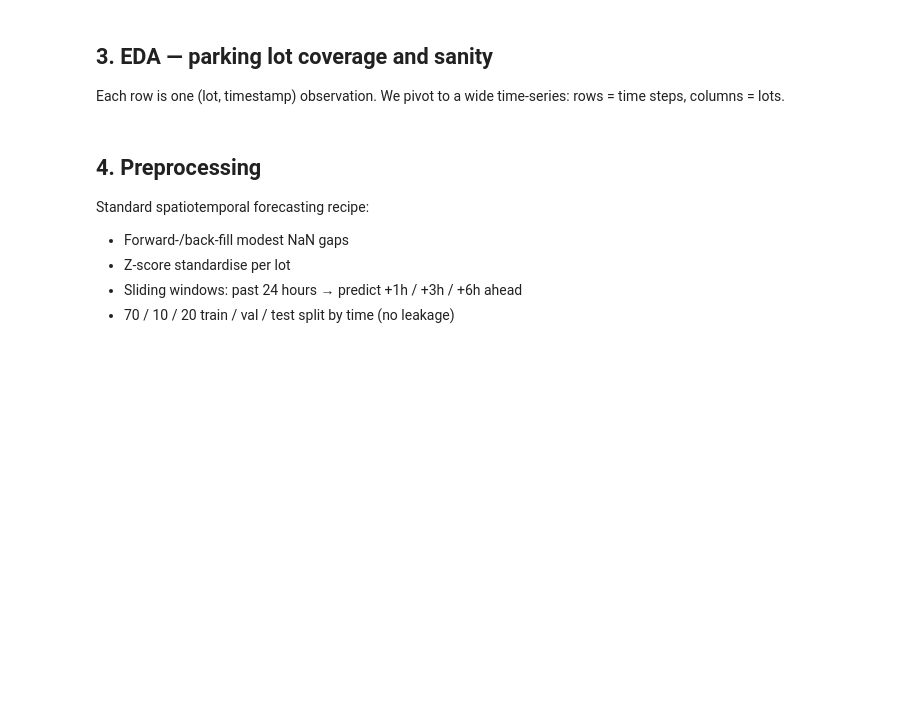
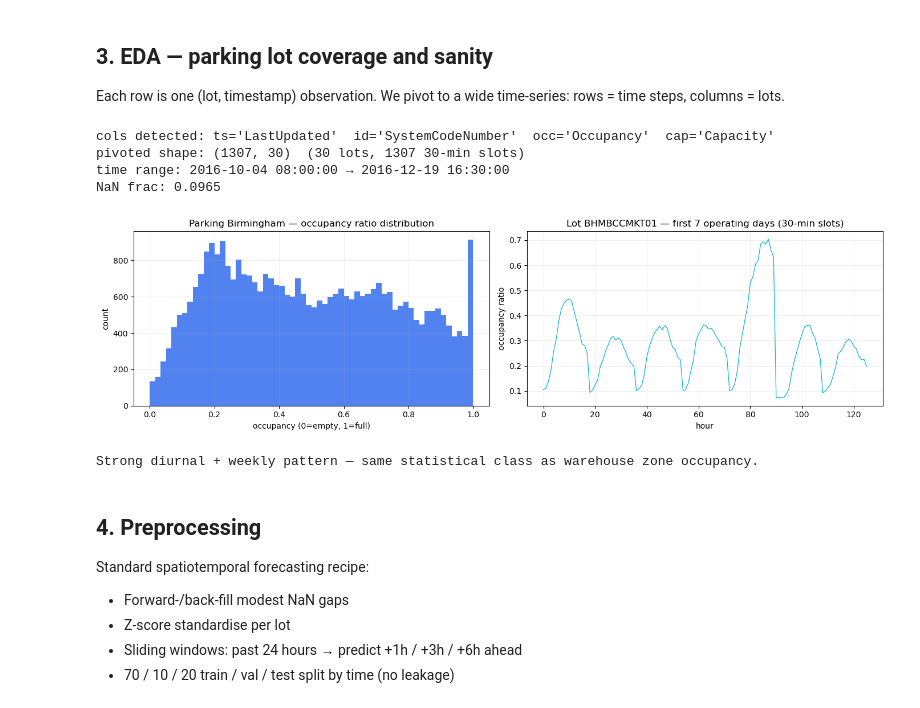
Before and after one commit to Ayalem/logivision_v2, a Jupyter notebook: ml/notebooks/05_congestion_lstm.ipynb, the cells around one changed output. Drawn from its saved outputs; the diff is of its cells as text; code cells hidden in the pictures; blank space fills up the shorter version.

```diff
--- a/ml/notebooks/05_congestion_lstm.ipynb
+++ b/ml/notebooks/05_congestion_lstm.ipynb
@@ -132,44 +143,59 @@ occ_col  = next(c for c in raw.columns if 'occupancy' in c.lower() and 'ratio' n
 cap_col  = next((c for c in raw.columns if 'capacity' in c.lower()), None)
 print(f'cols detected: ts={ts_col!r}  id={id_col!r}  occ={occ_col!r}  cap={cap_col!r}')
 
-raw[ts_col] = pd.to_datetime(raw[ts_col], infer_datetime_format=True)
+raw[ts_col] = pd.to_datetime(raw[ts_col])
 raw = raw.sort_values(ts_col)
 
 # Compute occupancy ratio (0-1) — bounded like zone occupancy %
 if cap_col:
     raw['occ_ratio'] = raw[occ_col] / raw[cap_col].replace(0, np.nan)
 else:
     # ratio column may already exist
     ratio_col = next((c for c in raw.columns if 'ratio' in c.lower()), occ_col)
     raw['occ_ratio'] = raw[ratio_col]
 
 raw['occ_ratio'] = raw['occ_ratio'].clip(0, 1)
 
-# Pivot: rows=time, cols=lots
-df = raw.pivot_table(index=ts_col, columns=id_col, values='occ_ratio', aggfunc='mean')
+# Round the slightly-irregular stamps (07:59, 08:32, ...) onto the 30-min
+# grid, then pivot: rows = observed 30-min slots, cols = lots.
+#
+# IMPORTANT: do NOT resample onto a continuous wall-clock grid. Birmingham
+# only records during car-park operating hours (~08:00-16:30, ~18 slots per
+# day); a continuous grid would be ~65% NaN, every lot would fail the
+# sparsity threshold below, and the dataset would collapse to 0 columns.
+# The standard treatment is to linearise the series over operating hours —
+# windows then span days seamlessly in "operating time". At deployment the
+# warehouse runs continuously, so its 30-min grid is unbroken anyway.
+raw['ts30'] = raw[ts_col].dt.round('30min')
+df = raw.pivot_table(index='ts30', columns=id_col, values='occ_ratio', aggfunc='mean')
 df = df.sort_index()
-print(f'pivoted shape: {df.shape}  ({df.shape[1]} lots, {df.shape[0]} time steps)')
+# Keep only slots where at least half the lots report (drops stray rows).
+df = df[df.notna().mean(axis=1) >= 0.5]
+print(f'pivoted shape: {df.shape}  ({df.shape[1]} lots, {df.shape[0]} 30-min slots)')
 print('time range:', df.index.min(), '→', df.index.max())
 print('NaN frac:', df.isna().mean().mean().round(4))
-
-# Resample to hourly (Birmingham is 30-min; hourly matches our HORIZONS label)
-df = df.resample('1H').mean()
-print(f'after hourly resample: {df.shape}')
 
 fig, axes = plt.subplots(1, 2, figsize=(14, 4))
 sample = df.values.flatten(); sample = sample[~np.isnan(sample)]
 axes[0].hist(sample, bins=60, color='#2563EB', alpha=0.8)
 axes[0].set_title('Parking Birmingham — occupancy ratio distribution')
 axes[0].set_xlabel('occupancy (0=empty, 1=full)'); axes[0].set_ylabel('count')
 axes[0].grid(alpha=0.2)
 
 col0 = df.columns[0]
-axes[1].plot(df[col0].iloc[:24*7].values, color='#06B6D4', linewidth=0.9)
-axes[1].set_title(f'Lot {col0} — first 7 days (hourly)')
+axes[1].plot(df[col0].iloc[:18*7].values, color='#06B6D4', linewidth=0.9)
+axes[1].set_title(f'Lot {col0} — first 7 operating days (30-min slots)')
 axes[1].set_xlabel('hour'); axes[1].set_ylabel('occupancy ratio'); axes[1].grid(alpha=0.2)
 
 plt.tight_layout(); plt.show()
 print('\nStrong diurnal + weekly pattern — same statistical class as warehouse zone occupancy.')
+# %% [output]
+cols detected: ts='LastUpdated'  id='SystemCodeNumber'  occ='Occupancy'  cap='Capacity'
+pivoted shape: (1307, 30)  (30 lots, 1307 30-min slots)
+time range: 2016-10-04 08:00:00 → 2016-12-19 16:30:00
+NaN frac: 0.0965
+[figure, added]
+Strong diurnal + weekly pattern — same statistical class as warehouse zone occupancy.
 # %% [markdown]
 ## 4. Preprocessing
 
```
Also changed, not shown: parts of 11 cells of this notebook, 20 other files.
